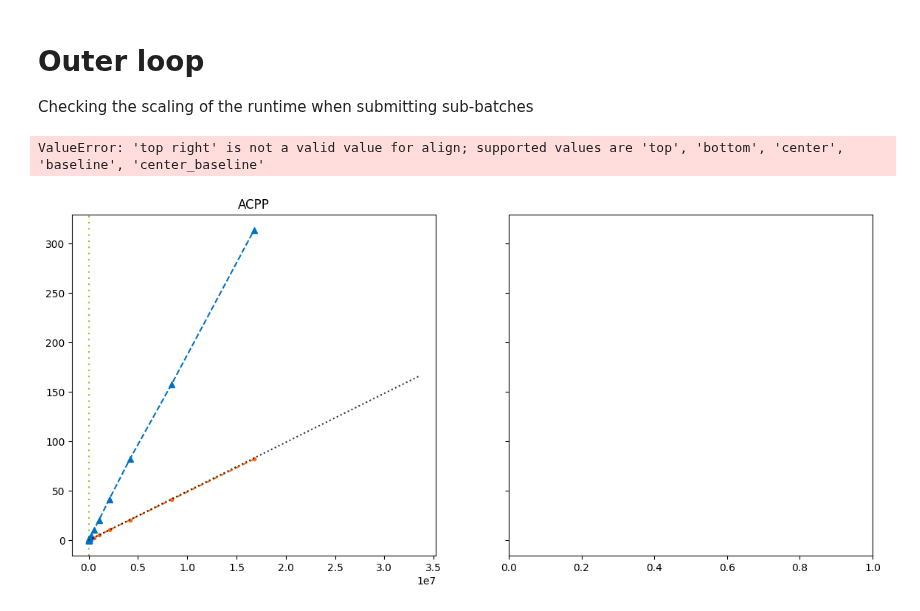
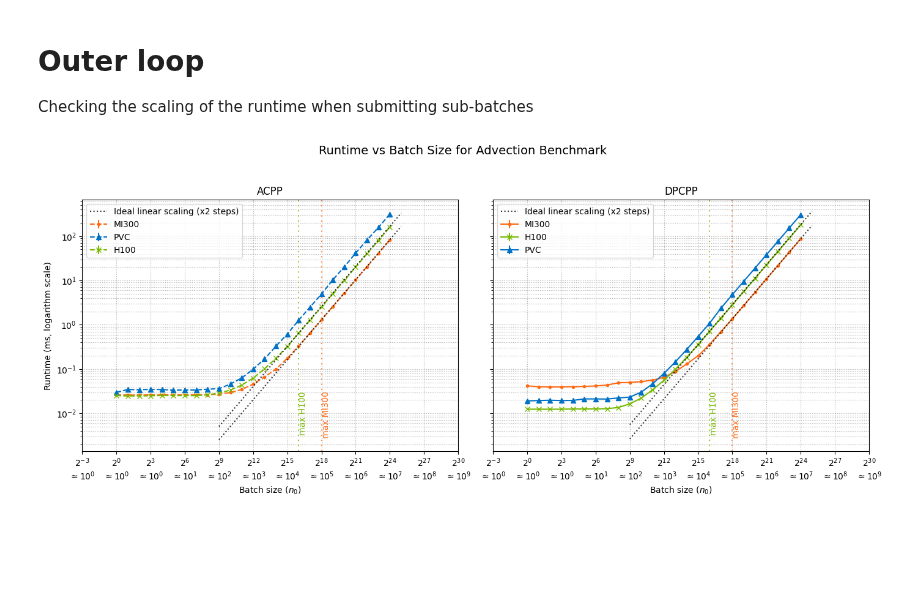
Before and after one commit to Aympab/phd-experiments, a Jupyter notebook: out/diag.ipynb, the cells around one changed output. Cells and saved outputs as stored; diff of their text form; code cells hidden in the pictures; blank space fills up the shorter version.

Commit message:
final outer loop benchmark

```diff
--- a/out/diag.ipynb
+++ b/out/diag.ipynb
@@ -562,35 +562,35 @@ for ax, impl in zip(axes, ["acpp", "dpcpp"]):
                 ax.plot(x_scale, scale_y, linestyle=":", color="black", alpha=0.8, zorder=3)
 
     for hw, (limit_x, alpha) in limits.items():
         color = hardware_styles[hw]["color"]
         rgba = to_rgba(color, alpha)
         ax.axvline(limit_x, color=rgba, linestyle=(0, (1, 3)), linewidth=1.5, zorder=1)
-        ax.text(limit_x, 1, f"max {hw.upper()}", rotation=90, color=color, alpha=1, va="top")
+        ax.text(limit_x+2, 10**-1.5, f"max {hw.upper()}", rotation=90, color=color, alpha=1, va="top")
 
     ax.set_xscale("log", base=2)
     ax.set_yscale("log")
     ax.set_xlim(left=1)
-    ax.set_xlabel("Batch size (n0)")
+    ax.set_xlabel("Batch size ($n_0$)")
     ax.grid(True, which="both", ls=":")
 
-axes[0].set_ylabel("Runtime (ms)")
+axes[0].set_ylabel("Runtime (ms, logarithm scale)")
 
 # Custom x-ticks with powers of two and approximate decimal equivalents
 xticks = axes[0].get_xticks()
 xticklabels = [f"$2^{{{int(np.log2(x))}}}$\n$\\approx 10^{{{int(np.log10(x))}}}$" if x > 0 else "" for x in xticks]
 for ax in axes:
     ax.set_xticks(xticks)
     ax.set_xticklabels(xticklabels)
 
 # Deduplicated legends
 for ax in axes:
     handles, labels = ax.get_legend_handles_labels()
     unique = dict(zip(labels, handles))
     ax.legend(unique.values(), unique.keys())
 
 fig.suptitle("Runtime vs Batch Size for Advection Benchmark", fontsize=14)
 fig.tight_layout(rect=[0, 0, 1, 0.95])
+plt.savefig("outer-loop-runtime-scaling.pdf")
 plt.show()
 # %% [output]
-ValueError: 'top right' is not a valid value for align; supported values are 'top', 'bottom', 'center', 'baseline', 'center_baseline'
-[figure, old version]
+[figure, new version]
```
Also changed, not shown: 1 other file.
